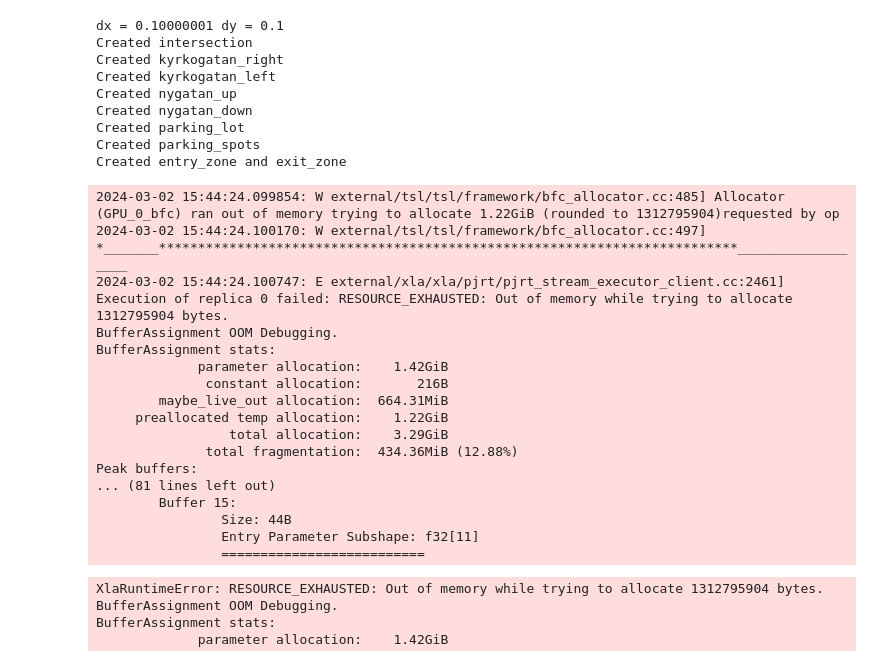
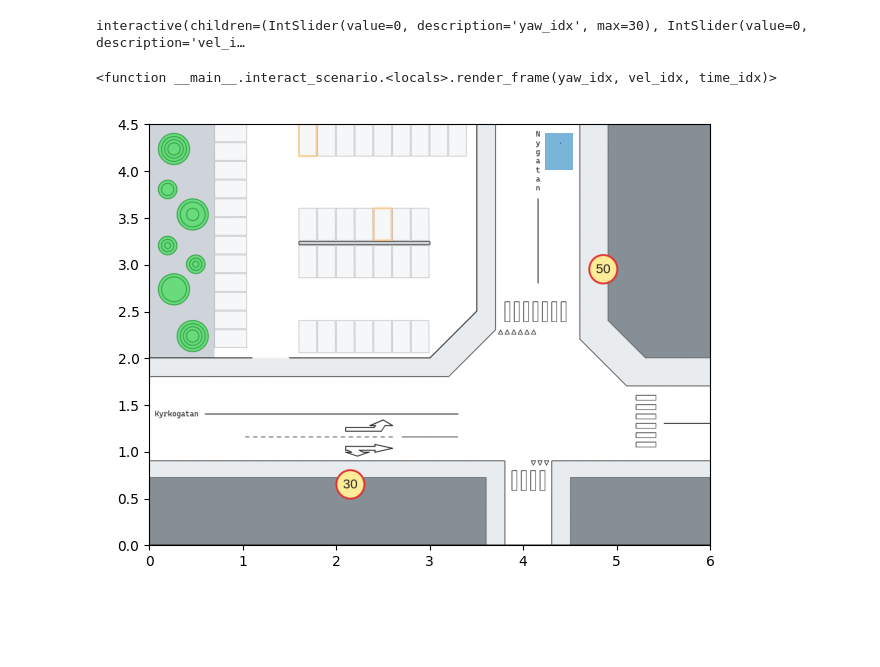
Before and after one commit to sulthansf/pyspect, a Jupyter notebook: examples/hj.ipynb, the cells around one changed output. Saved outputs shown, nothing was run; the diff lists cells and outputs as text; code cells hidden in the pictures; blank space fills up the shorter version.

```diff
--- a/examples/hj.ipynb
+++ b/examples/hj.ipynb
@@ -65,9 +66,9 @@ class Set(ps.Set):
         vf = hj.solve(self.solver_settings,
                       self.dynamics,
                       self.grid,
-                      self.timeline,
+                      -self.timeline,
                       self.vf,
-                      constraints.vf)
+                      constraints if constraints is None else constraints.vf)
         s.vf = np.asarray(vf)
         return s
 
@@ -95,13 +109,4 @@ class Set(ps.Set):
 # %%
-
-BACKGROUND = plt.imread('Eskilstuna-Intersection.png')
-
-min_bounds = np.array([0.0, 0.0, -np.pi, -np.pi/5, +0])
-max_bounds = np.array([6.0, 4.5, +np.pi, +np.pi/5, +1])
-grid = hj.Grid.from_lattice_parameters_and_boundary_conditions(hj.sets.Box(min_bounds, max_bounds),
-                                                               (61, 46, 31, 7, 11),
-                                                               periodic_dims=2)
-print('dx =', grid.spacings[0], 'dy =', grid.spacings[1])
 
 def plot_set(ax, vf, **kwargs):
     vf = shp.project_onto(vf, 0, 1) # project non-shared states to the shared states
@@ -157,16 +162,6 @@ print('Created parking_spots')
 exit_zone = shp.rectangle(grid, target_min=[4.25, 4.1], target_max=[4.6, 4.45])
 entry_zone = shp.rectangle(grid, target_min=[0.05, 1.4], target_max=[0.4, 1.75])
 print('Created entry_zone and exit_zone')
-# %% [output]
-dx = 0.10000001 dy = 0.1
-Created intersection
-Created kyrkogatan_right
-Created kyrkogatan_left
-Created nygatan_up
-Created nygatan_down
-Created parking_lot
-Created parking_spots
-Created entry_zone and exit_zone
 # %%
 def new_timeline(target_time, start_time=0, time_step=0.2):
     assert time_step > 0
@@ -175,7 +170,7 @@ def new_timeline(target_time, start_time=0, time_step=0.2):
     time_step *= 1 if is_forward else -1
     return np.arange(start_time, target_time, time_step)
 
-timeline = new_timeline(5)
+timeline = new_timeline(15)
 
 reach_dynamics = hj.systems.Bicycle5D(min_steer=-np.pi,
                                       max_steer=+np.pi,
@@ -186,27 +181,5 @@ reach_dynamics = hj.systems.Bicycle5D(min_steer=-np.pi,
 r1 = ps.Until(p1=..., p2=...)
 
 out = r1(p1=Set(reach_dynamics, grid, timeline, shp.make_tube(timeline,
-                                                              shp.union(kyrkogatan_right, nygatan_up))),
+                                                              shp.union(nygatan_up, kyrkogatan_right))),
             p2=Set(reach_dynamics, grid, timeline, shp.make_tube(timeline, exit_zone)))
-# %% [output]
-2024-03-02 15:44:24.099854: W external/tsl/tsl/framework/bfc_allocator.cc:485] Allocator (GPU_0_bfc) ran out of memory trying to allocate 1.22GiB (rounded to 1312795904)requested by op
-2024-03-02 15:44:24.100170: W external/tsl/tsl/framework/bfc_allocator.cc:497] *_______**************************************************************************__________________
-2024-03-02 15:44:24.100747: E external/xla/xla/pjrt/pjrt_stream_executor_client.cc:2461] Execution of replica 0 failed: RESOURCE_EXHAUSTED: Out of memory while trying to allocate 1312795904 bytes.
-BufferAssignment OOM Debugging.
-BufferAssignment stats:
-             parameter allocation:    1.42GiB
-              constant allocation:       216B
-        maybe_live_out allocation:  664.31MiB
-     preallocated temp allocation:    1.22GiB
-                 total allocation:    3.29GiB
-              total fragmentation:  434.36MiB (12.88%)
-Peak buffers:
-... (81 lines left out)
-        Buffer 15:
-                Size: 44B
-                Entry Parameter Subshape: f32[11]
-                ==========================
-XlaRuntimeError: RESOURCE_EXHAUSTED: Out of memory while trying to allocate 1312795904 bytes.
-BufferAssignment OOM Debugging.
-BufferAssignment stats:
-             parameter allocation:    1.42GiB
@@ -213,3 +246,17 @@ BufferAssignment stats:
+# %%
+I, F = interact_scenario(
+    timeline,
+    # ('Reds',    v1_pass4),
+    ('Blues',   out['...'].vf),
+    # ('Blues',   shp.setminus(shp.project_onto(v2_pass1, 0, 1, 2, keepdims=True),
+    #                          shp.project_onto(v1_pass1-AVOID_MARGIN, 0, 1, 2, keepdims=True))),
+    # ('Purples', v3_pass4),
+)
+I(F)
+# %% [output]
+interactive(children=(IntSlider(value=0, description='yaw_idx', max=30), IntSlider(value=0, description='vel_i…
+<function __main__.interact_scenario.<locals>.render_frame(yaw_idx, vel_idx, time_idx)>
+[figure, added]
 # %%
 m = intersection.data.nbytes / 1024 / 1024
 print(f'Intersection size: {m:.2f} MB')
```
Also changed, not shown: parts of 7 cells of this notebook, 1 other file.
